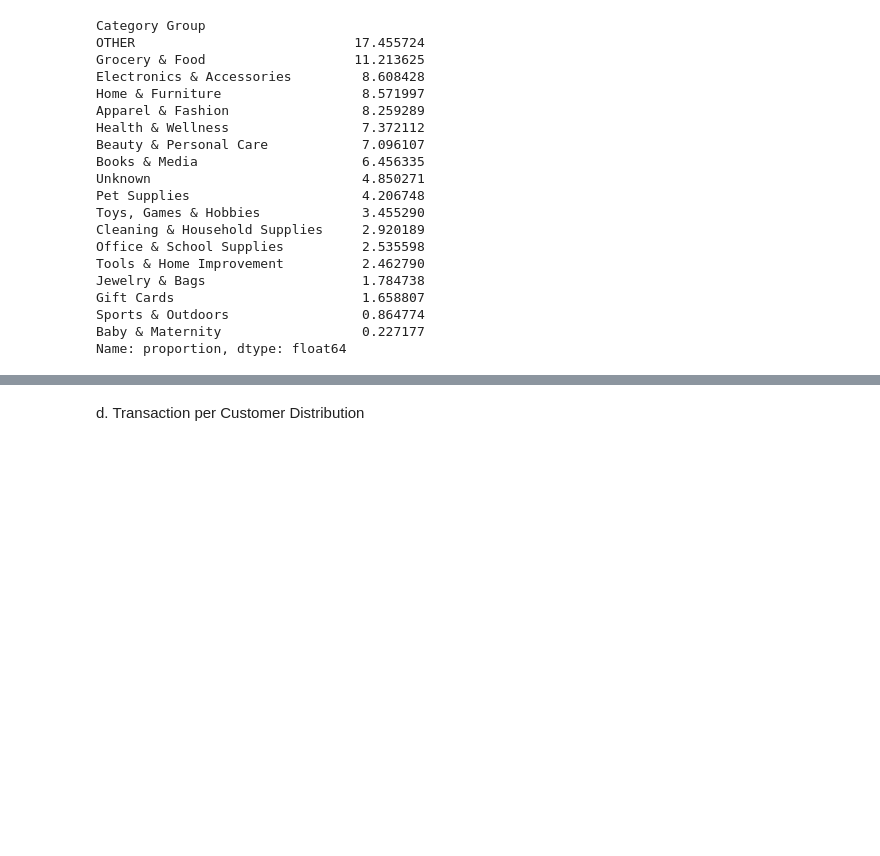
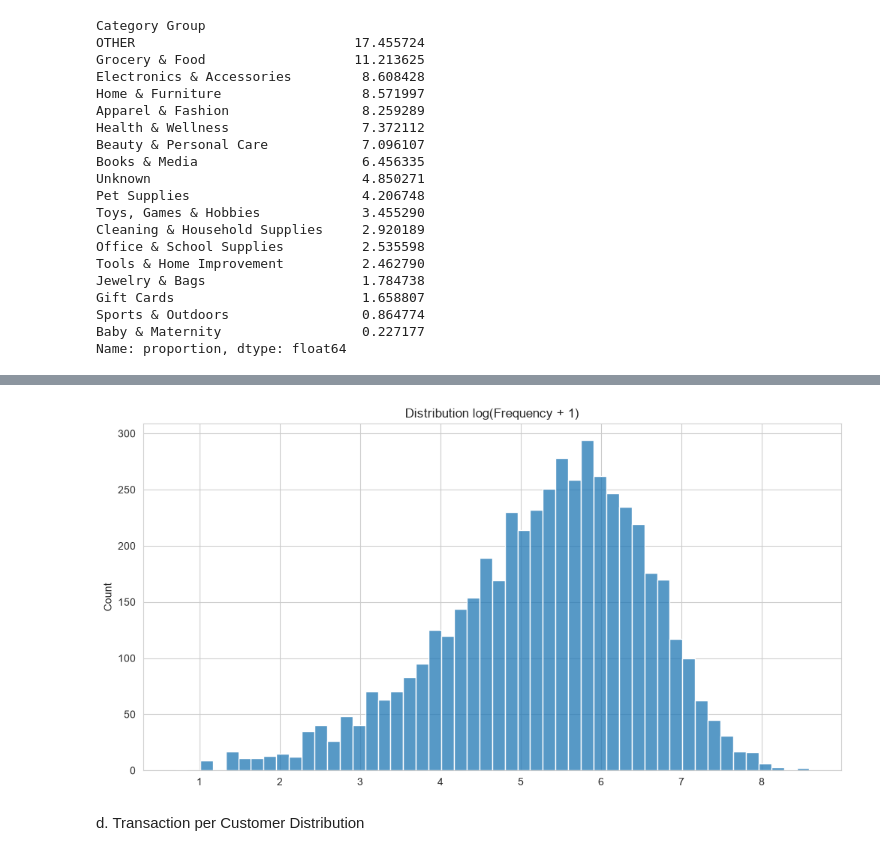
Before and after one commit to Verzol/amazon-customer-segmentation, a Jupyter notebook: notebooks/01_eda.ipynb, the cells around one changed output, grey strips where cells are left out. Cells and saved outputs as stored; diff of their text form; code cells hidden in the pictures; blank space fills up the shorter version.

```diff
--- a/notebooks/01_eda.ipynb
+++ b/notebooks/01_eda.ipynb
@@ -597,3 +417,10 @@ Name: proportion, dtype: float64
+# %%
+plt.figure(figsize=(12,6))
+sns.histplot(np.log1p(txn_per_customer), bins=50)
+plt.title("Distribution log(Frequency + 1)")
+plt.show()
+# %% [output]
+[figure, added]
 # %% [markdown]
 d. Transaction per Customer Distribution
 # %%
```
Also changed, not shown: parts of 12 cells of this notebook.
